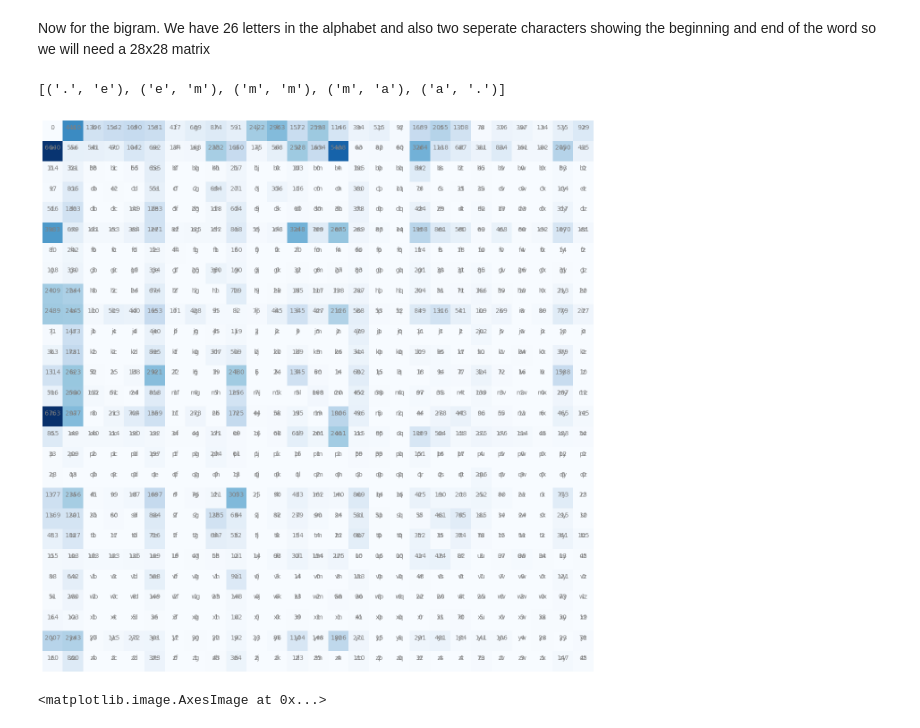
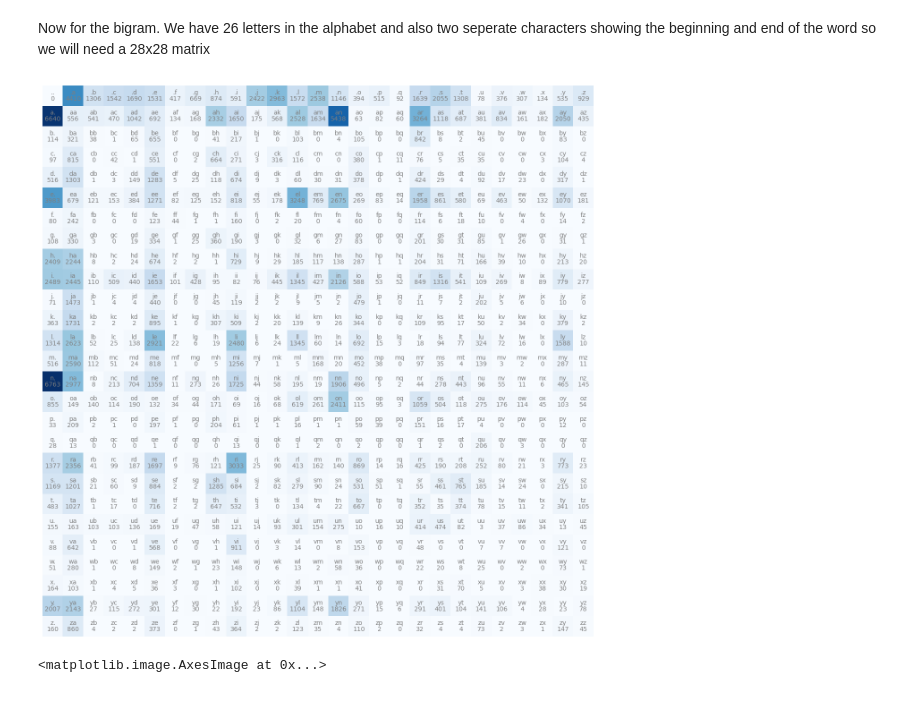
Before and after one commit to hmeyer8/neural_net, a Jupyter notebook: makemore/build_makemore_yay.ipynb, the cells around one changed output. Drawn from its saved outputs; the diff is of its cells as text; code cells hidden in the pictures.

```diff
--- a/makemore/build_makemore_yay.ipynb
+++ b/makemore/build_makemore_yay.ipynb
@@ -82,10 +82,12 @@ import torch
 N = torch.zeros((27,27), dtype=torch.int32)
 # %%
 # we have these characters that are strings but now we need a lookup
-# table to go from characters to intergers
+# table to go from characters to integers
 
-chars = sorted(list(set(''.join(words))))
+chars = sorted(set(''.join(words)))
 stoi = {s:i + 1 for i,s in enumerate(chars)}
+# could also do this line below for efficiency sake but then it is not idiomatic
+# stoi = {s:i for i, s in enumerate(chars, 1)}
 stoi['.'] = 0
 itos = {i:s for s, i in stoi.items()}
 # %%
@@ -97,25 +98,24 @@ for w in words:
         ix2 = stoi[ch2]
         N[ix1, ix2] += 1
 # %%
-w = words[0]
-chs = ['.'] + list(w) + ['.']
-list(zip(chs, chs[1:]))
+# good way to see list and zip functions work
+# w = words[0]
+# chs = ['.'] + list(w) + ['.']
+# list(zip(chs, chs[1:]))
-# %% [output]
-[('.', 'e'), ('e', 'm'), ('m', 'm'), ('m', 'a'), ('a', '.')]
 # %%
 import matplotlib.pyplot as plt
 %matplotlib inline
 
 plt.figure(figsize=(16, 16))
 plt.imshow(N, cmap = 'Blues')
 for i in range(27):
     for j in range(27):
         chstr = itos[i] + itos[j]
         plt.text(j, i, chstr, ha = "center", va = "bottom", color = 'grey')
-        plt.text(j, i, N[i, j].item(), ha = "center", va = "bottom", color = 'grey')
+        plt.text(j, i, N[i, j].item(), ha = "center", va = "top", color = 'grey')
 plt.axis('off');
 # %% [output]
-[figure, old version]
+[figure, new version]
 # %%
 import matplotlib.pyplot as plt
 %matplotlib inline
```
Also changed, not shown: parts of 8 cells of this notebook, 1 other file.
